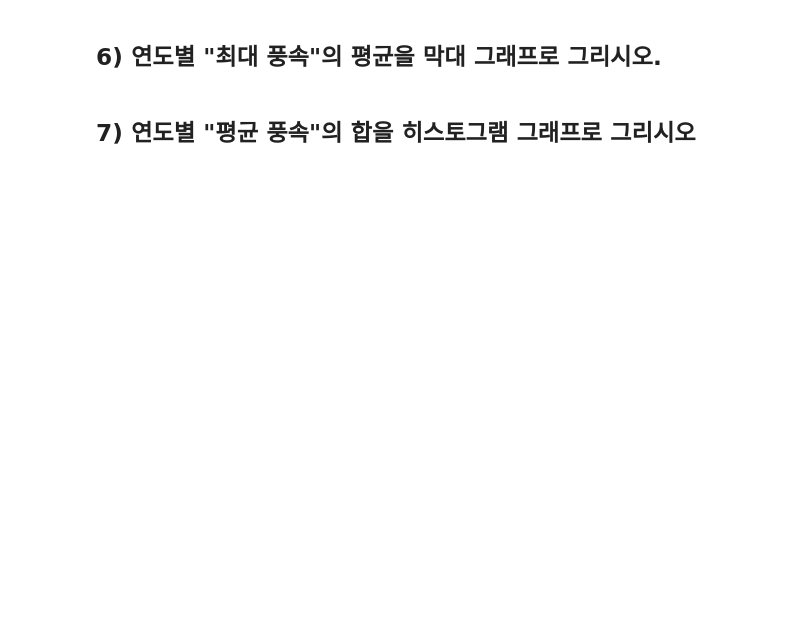
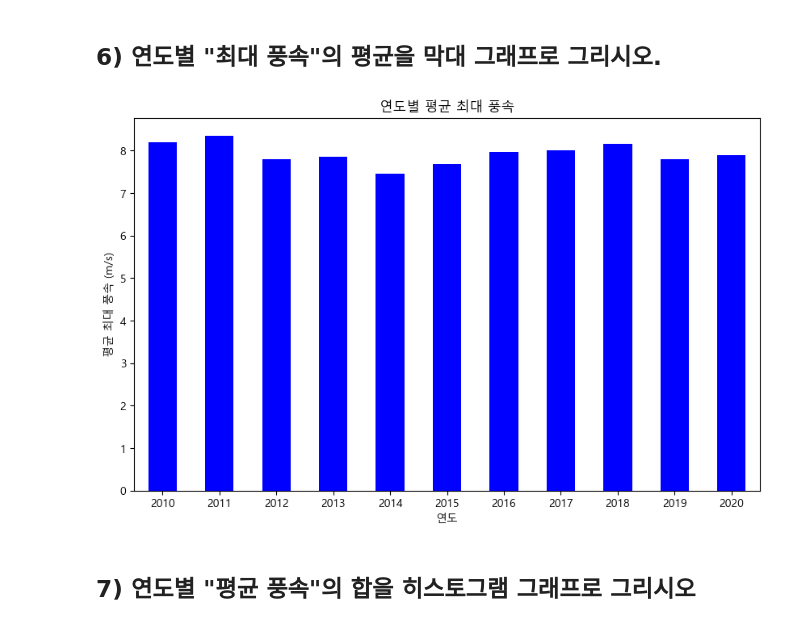
Before and after one commit to HyunGeunK/python_basic_2, a Jupyter notebook: time_series_class_5_8.ipynb, the cells around one changed output. Drawn from its saved outputs; the diff is of its cells as text; code cells hidden in the pictures; blank space fills up the shorter version.

```diff
--- a/time_series_class_5_8.ipynb
+++ b/time_series_class_5_8.ipynb
@@ -262,4 +341,25 @@ Text(0, 0.5, '빈도수')
 # %% [markdown]
 ## 6) 연도별 "최대 풍속"의 평균을 막대 그래프로 그리시오.
+# %%
+import numpy as np
+import pandas as pd
+import matplotlib.pyplot as plt
+import seaborn as sns
+
+df = pd.read_csv('weather.csv')
+
+df['연도'] = pd.DatetimeIndex(df['일시']).year
+
+means = df.groupby('연도')['최대 풍속'].mean()
+
+plt.figure(figsize=(10, 6))
+means.plot(kind='bar', color='blue')
+plt.title('연도별 평균 최대 풍속')
+plt.xlabel('연도')
+plt.ylabel('평균 최대 풍속 (m/s)')
+plt.xticks(rotation=0)
+plt.show()
+# %% [output]
+[figure, added]
 # %% [markdown]
 ## 7) 연도별 "평균 풍속"의 합을 히스토그램 그래프로 그리시오
```
Also changed, not shown: parts of 12 cells of this notebook, 3 other files.
